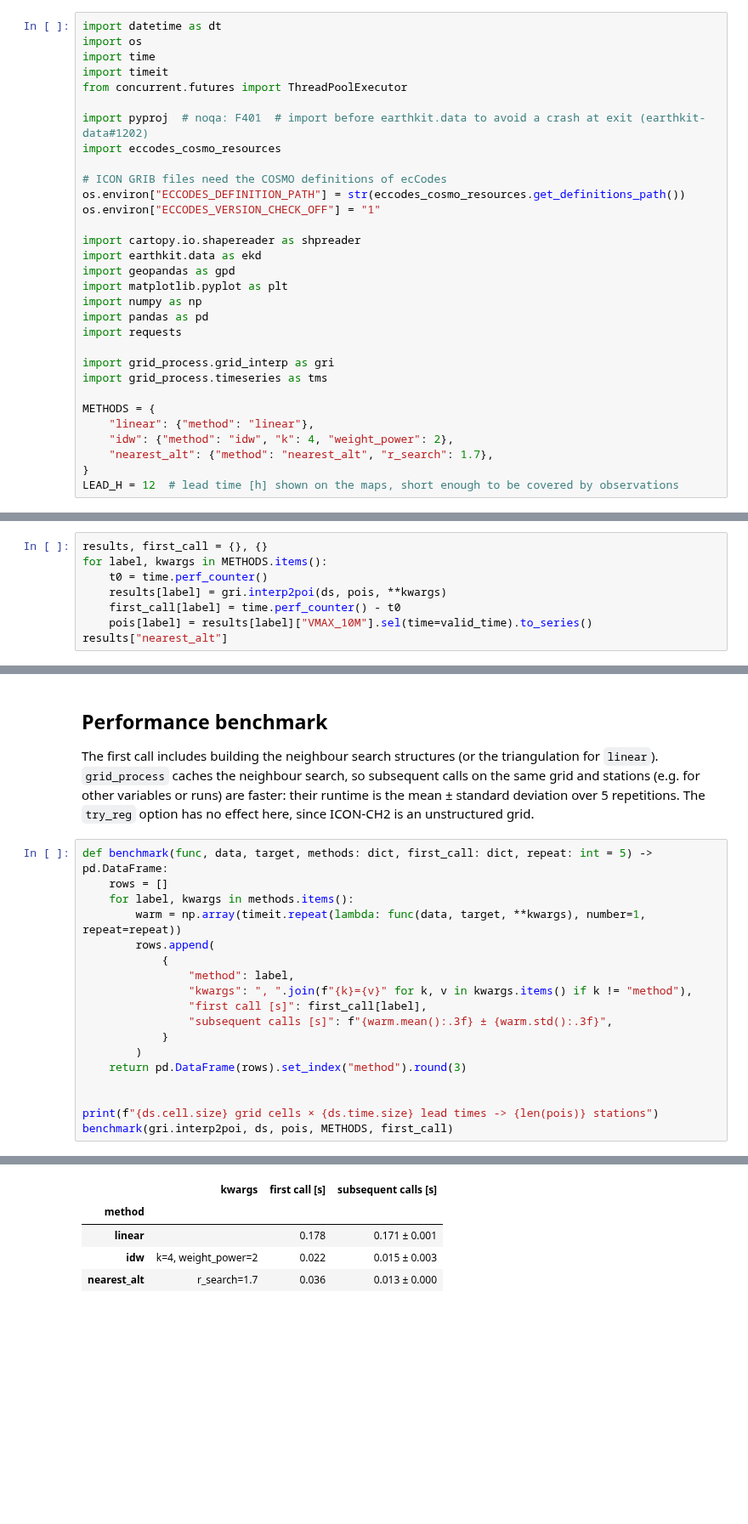
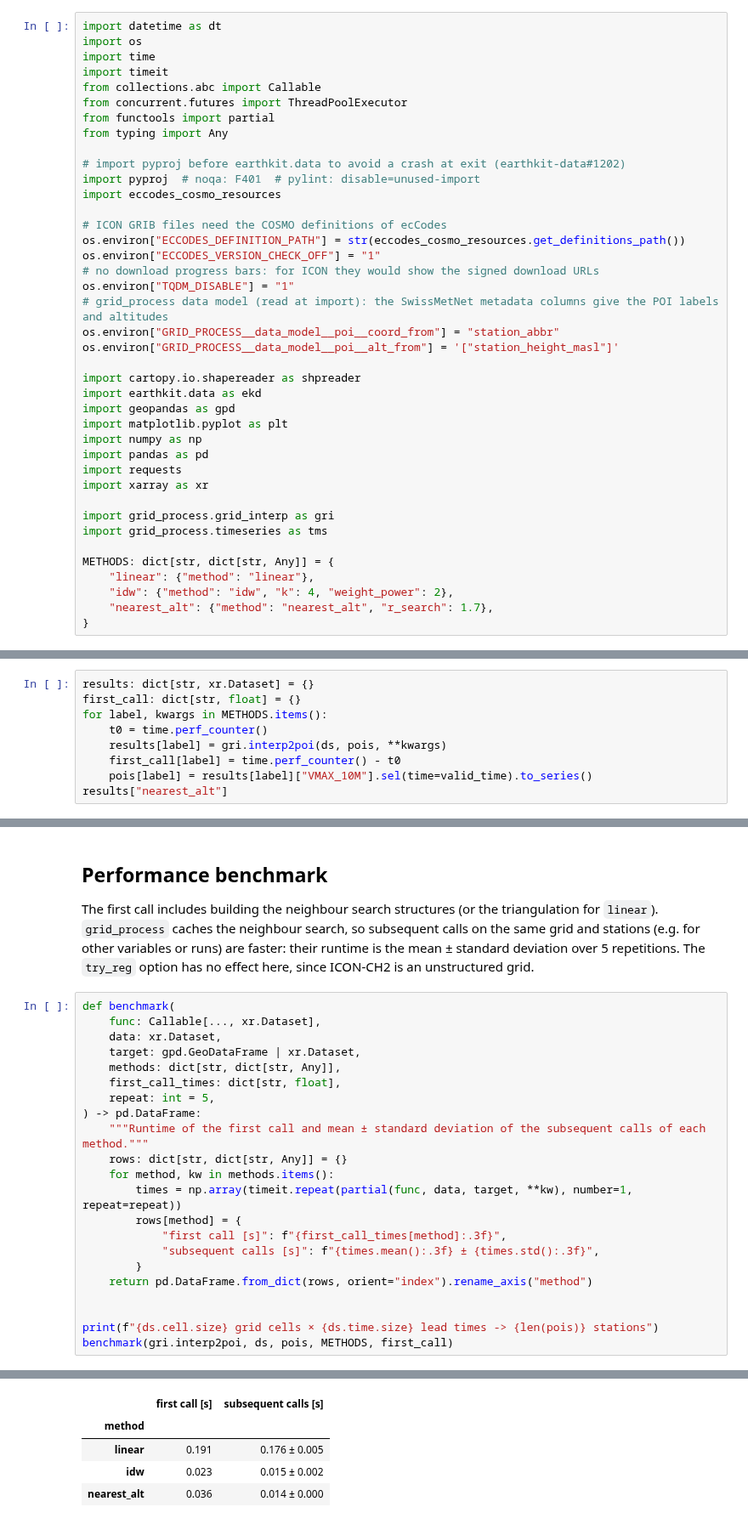
Before and after one commit to MeteoSwiss/grid-process, a Jupyter notebook: doc/examples/01_interp2poi_icon_wind_gusts.ipynb, the cells around one changed output, grey strips where cells are left out. Shown at 85% size. Cells and saved outputs as stored; diff of their text form; blank space fills up the shorter version.

```diff
--- a/doc/examples/01_interp2poi_icon_wind_gusts.ipynb
+++ b/doc/examples/01_interp2poi_icon_wind_gusts.ipynb
@@ -18,14 +18,23 @@ import datetime as dt
 import os
 import time
 import timeit
+from collections.abc import Callable
 from concurrent.futures import ThreadPoolExecutor
+from functools import partial
+from typing import Any
 
-import pyproj  # noqa: F401  # import before earthkit.data to avoid a crash at exit (earthkit-data#1202)
+# import pyproj before earthkit.data to avoid a crash at exit (earthkit-data#1202)
+import pyproj  # noqa: F401  # pylint: disable=unused-import
 import eccodes_cosmo_resources
 
 # ICON GRIB files need the COSMO definitions of ecCodes
 os.environ["ECCODES_DEFINITION_PATH"] = str(eccodes_cosmo_resources.get_definitions_path())
 os.environ["ECCODES_VERSION_CHECK_OFF"] = "1"
+# no download progress bars: for ICON they would show the signed download URLs
+os.environ["TQDM_DISABLE"] = "1"
+# grid_process data model (read at import): the SwissMetNet metadata columns give the POI labels and altitudes
+os.environ["GRID_PROCESS__data_model__poi__coord_from"] = "station_abbr"
+os.environ["GRID_PROCESS__data_model__poi__alt_from"] = '["station_height_masl"]'
 
 import cartopy.io.shapereader as shpreader
 import earthkit.data as ekd
@@ -34,16 +43,16 @@ import matplotlib.pyplot as plt
 import numpy as np
 import pandas as pd
 import requests
+import xarray as xr
 
 import grid_process.grid_interp as gri
 import grid_process.timeseries as tms
 
-METHODS = {
+METHODS: dict[str, dict[str, Any]] = {
     "linear": {"method": "linear"},
     "idw": {"method": "idw", "k": 4, "weight_power": 2},
     "nearest_alt": {"method": "nearest_alt", "r_search": 1.7},
 }
-LEAD_H = 12  # lead time [h] shown on the maps, short enough to be covered by observations
 # %% [markdown]
 ## Source data
 
@@ -169,7 +180,8 @@ print(f"{len(pois)} stations, {pois.observation.notna().sum()} with an observati
 Each method is called once on all lead times. The duration of this first call is kept for the
 benchmark below.
 # %%
-results, first_call = {}, {}
+results: dict[str, xr.Dataset] = {}
+first_call: dict[str, float] = {}
 for label, kwargs in METHODS.items():
     t0 = time.perf_counter()
     results[label] = gri.interp2poi(ds, pois, **kwargs)
@@ -217,30 +234,34 @@ The first call includes building the neighbour search structures (or the triangu
 `grid_process` caches the neighbour search, so subsequent calls on the same grid and stations (e.g. for
 other variables or runs) are faster: their runtime is the mean ± standard deviation over 5 repetitions. The `try_reg` option has no effect here, since ICON-CH2 is an unstructured grid.
 # %%
-def benchmark(func, data, target, methods: dict, first_call: dict, repeat: int = 5) -> pd.DataFrame:
-    rows = []
-    for label, kwargs in methods.items():
-        warm = np.array(timeit.repeat(lambda: func(data, target, **kwargs), number=1, repeat=repeat))
-        rows.append(
-            {
-                "method": label,
-                "kwargs": ", ".join(f"{k}={v}" for k, v in kwargs.items() if k != "method"),
-                "first call [s]": first_call[label],
-                "subsequent calls [s]": f"{warm.mean():.3f} ± {warm.std():.3f}",
-            }
-        )
-    return pd.DataFrame(rows).set_index("method").round(3)
+def benchmark(
+    func: Callable[..., xr.Dataset],
+    data: xr.Dataset,
+    target: gpd.GeoDataFrame | xr.Dataset,
+    methods: dict[str, dict[str, Any]],
+    first_call_times: dict[str, float],
+    repeat: int = 5,
+) -> pd.DataFrame:
+    """Runtime of the first call and mean ± standard deviation of the subsequent calls of each method."""
+    rows: dict[str, dict[str, Any]] = {}
+    for method, kw in methods.items():
+        times = np.array(timeit.repeat(partial(func, data, target, **kw), number=1, repeat=repeat))
+        rows[method] = {
+            "first call [s]": f"{first_call_times[method]:.3f}",
+            "subsequent calls [s]": f"{times.mean():.3f} ± {times.std():.3f}",
+        }
+    return pd.DataFrame.from_dict(rows, orient="index").rename_axis("method")
 
 
 print(f"{ds.cell.size} grid cells × {ds.time.size} lead times -> {len(pois)} stations")
 benchmark(gri.interp2poi, ds, pois, METHODS, first_call)
 # %% [output]
 283876 grid cells × 121 lead times -> 151 stations
-|  | kwargs | first call [s] | subsequent calls [s] |
-| method |  |  |  |
-| linear |  | 0.178 | 0.171 ± 0.001 |
-| idw | k=4, weight_power=2 | 0.022 | 0.015 ± 0.003 |
-| nearest_alt | r_search=1.7 | 0.036 | 0.013 ± 0.000 |
+|  | first call [s] | subsequent calls [s] |
+| method |  |  |
+| linear | 0.191 | 0.176 ± 0.005 |
+| idw | 0.023 | 0.015 ± 0.002 |
+| nearest_alt | 0.036 | 0.014 ± 0.000 |
 # %% [markdown]
 ## Takeaways
 
```
Also changed, not shown: parts of 4 cells of this notebook, 5 other files.
